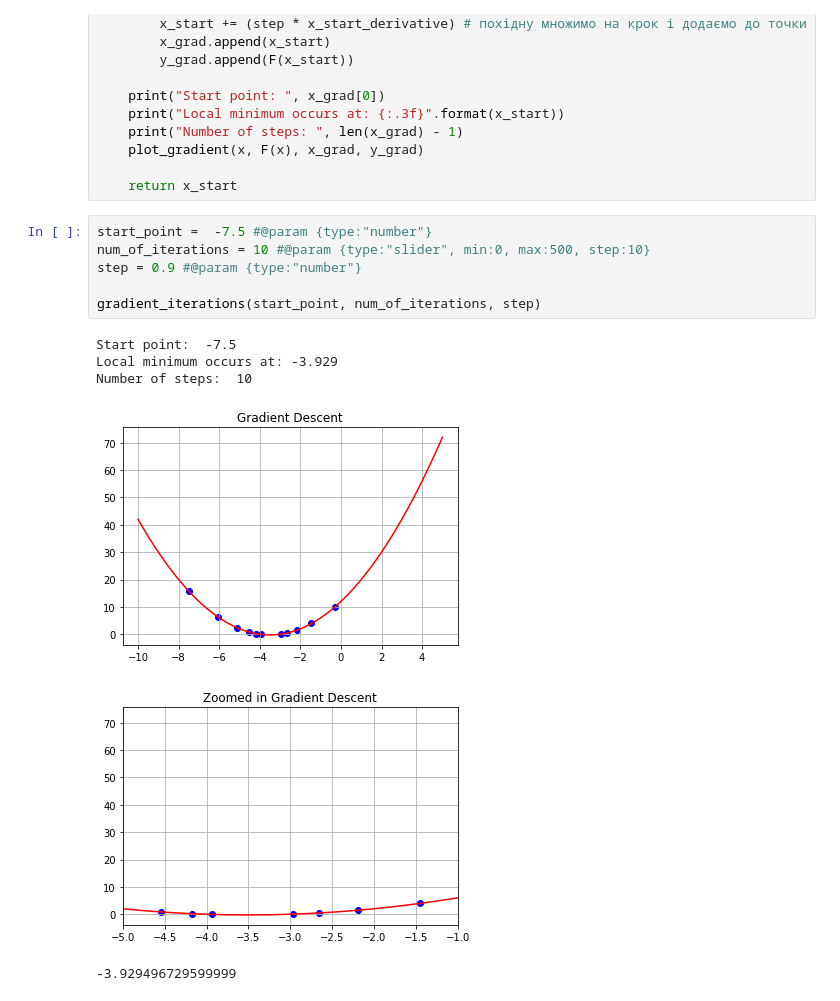
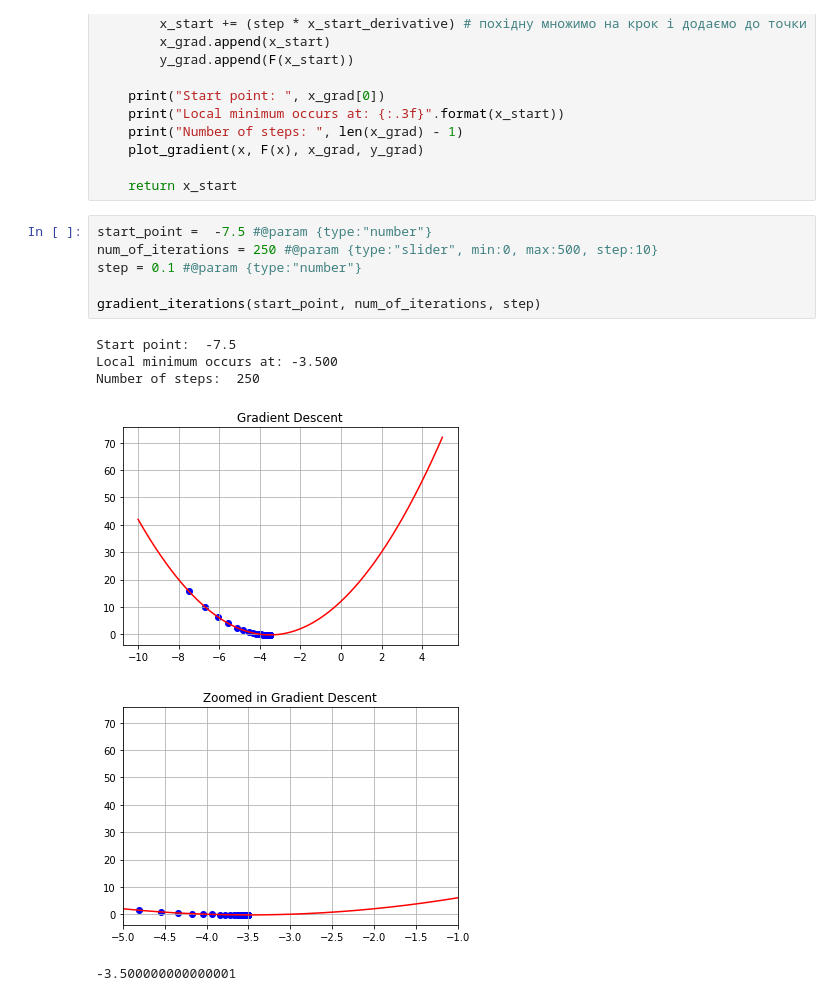
Before and after one commit to yonehai/ML-labs, a Jupyter notebook: lab4_ML.ipynb, the cells around one changed output. Cells and saved outputs as stored; diff of their text form.

```diff
--- a/lab4_ML.ipynb
+++ b/lab4_ML.ipynb
@@ -48,14 +48,14 @@ def gradient_iterations(x_start, iterations, step): # крок = швидкіс
     return x_start
 # %%
 start_point =  -7.5 #@param {type:"number"}
-num_of_iterations = 10 #@param {type:"slider", min:0, max:500, step:10}
-step = 0.9 #@param {type:"number"}
+num_of_iterations = 250 #@param {type:"slider", min:0, max:500, step:10}
+step = 0.1 #@param {type:"number"}
 
 gradient_iterations(start_point, num_of_iterations, step)
 # %% [output]
 Start point:  -7.5
-Local minimum occurs at: -3.929
-Number of steps:  10
+Local minimum occurs at: -3.500
+Number of steps:  250
-[figure, old version]
+[figure, new version]
-[figure, old version]
+[figure, new version]
--3.929496729599999
+-3.500000000000001
```
